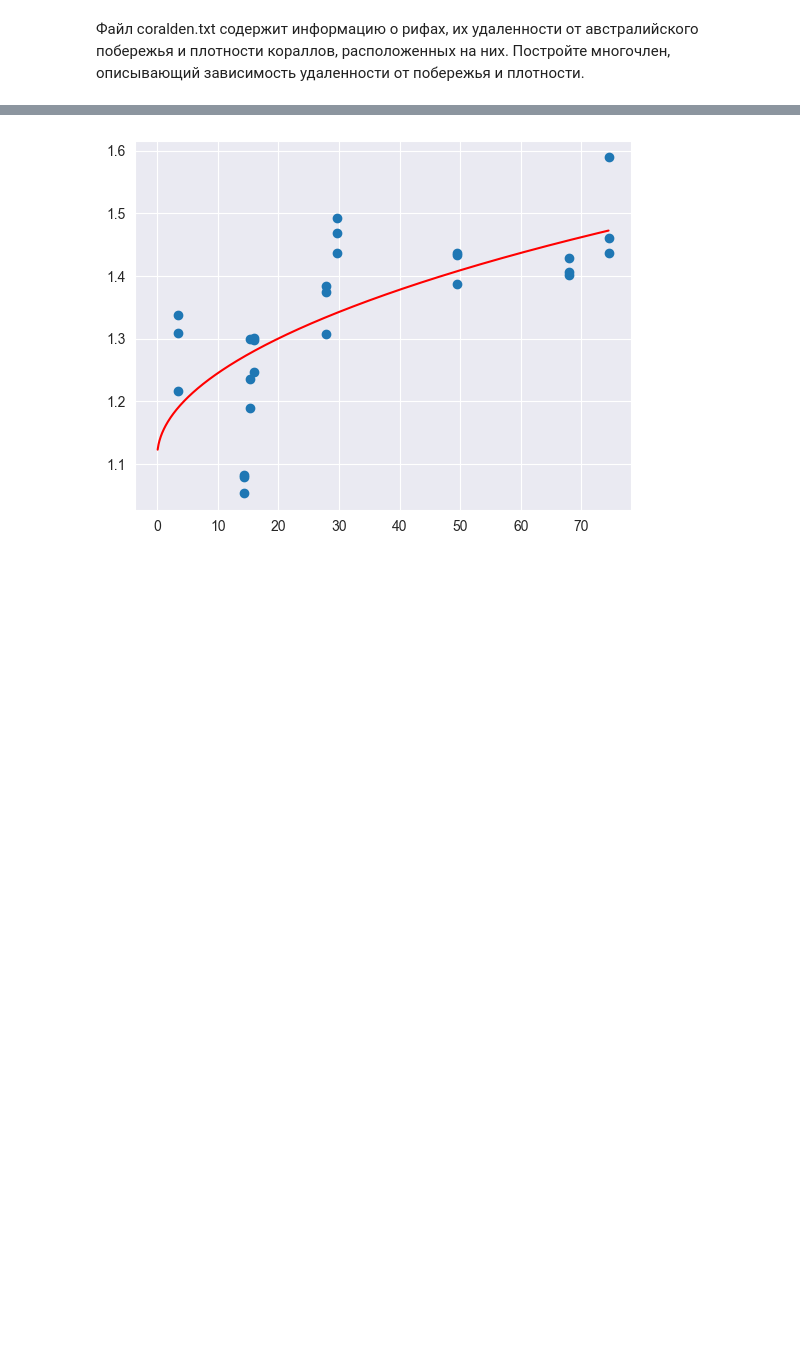
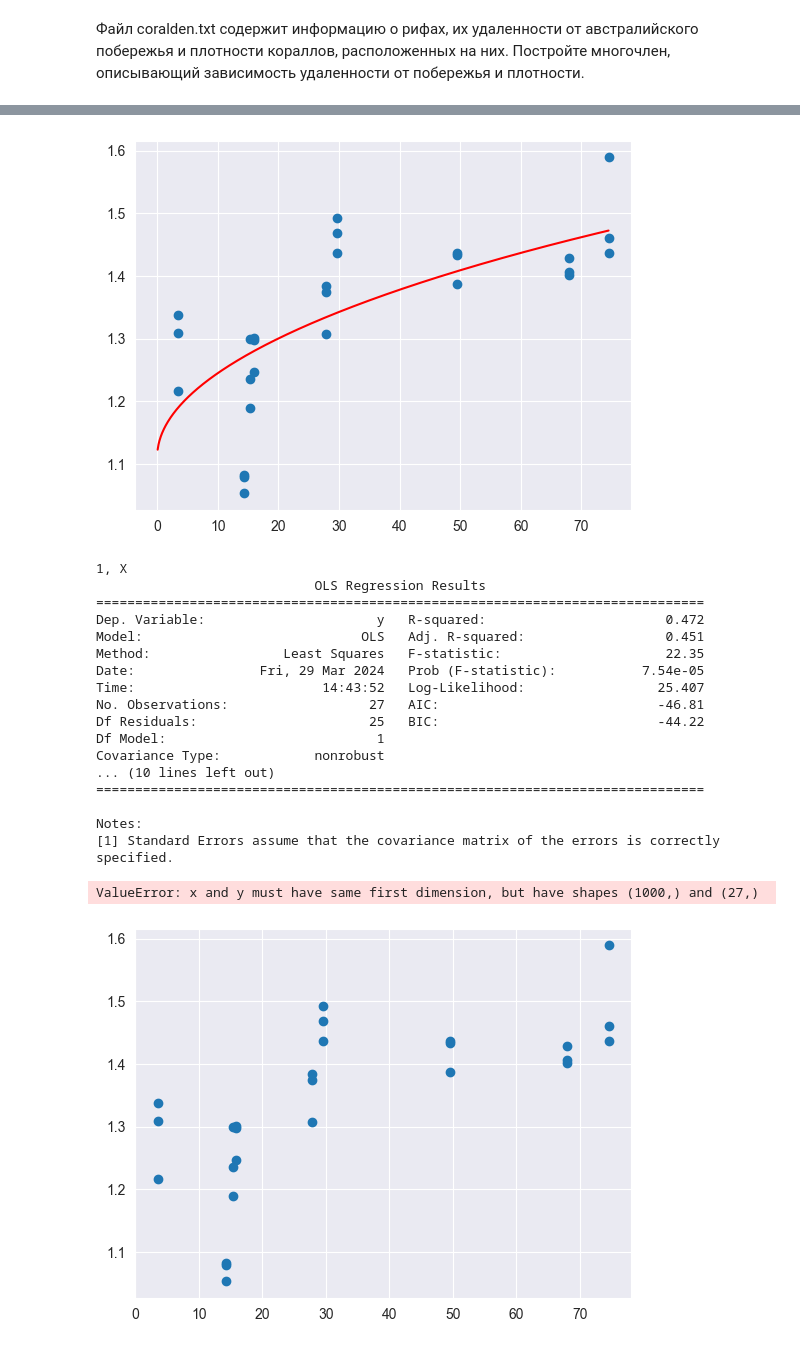
Before and after one commit to Saharochekl/DataAn2024, a Jupyter notebook: 15_03(T4_V1).ipynb, the cells around one changed output, grey strips where cells are left out. Drawn from its saved outputs; the diff is of its cells as text; code cells hidden in the pictures; blank space fills up the shorter version.

```diff
--- a/15_03(T4_V1).ipynb
+++ b/15_03(T4_V1).ipynb
@@ -570,6 +682,8 @@ Xmat = np.matrix([X0, X1, X2, X3]).transpose()
 model = sm.OLS(Y, Xmat)
 res = model.fit()
 b = res.params
+print(res.summary())
+
 plt.scatter(X, Y)
 Y_hat = b[0] + b[1] * Xp1 + b[2] * Xp2 + b[3] * Xp3
 plt.plot(Xplot, Y_hat, color = 'red')
@@ -580,6 +694,8 @@ Xmat = np.matrix([X0, Xln, X3]).transpose()
 model = sm.OLS(Y, Xmat)
 res = model.fit()
 b = res.params
+print(res.summary())
+
 plt.scatter(X, Y)
 Y_hat = b[0] + b[1] * Xpln + b[2] * Xp3
 plt.plot(Xplot, Y_hat, color = 'red')
@@ -590,6 +706,8 @@ Xmat = np.matrix([X0, X1, X2, X5]).transpose()
 model = sm.OLS(Y, Xmat)
 res = model.fit()
 b = res.params
+print(res.summary())
+
 plt.scatter(X, Y)
 Y_hat = b[0] + b[1] * Xp1 + b[2] * Xp2 + b[3] * Xp5
 plt.plot(Xplot, Y_hat, color = 'red')
@@ -600,6 +718,8 @@ Xmat = np.matrix([X0, X1, Xsin]).transpose()
 model = sm.OLS(Y, Xmat)
 res = model.fit()
 b = res.params
+print(res.summary())
+
 plt.scatter(X, Y)
 Y_hat = b[0] + b[1] * Xp1 + b[2] * Xpsin
 plt.plot(Xplot, Y_hat, color = 'red')
@@ -610,9 +730,21 @@ Xmat = np.matrix([X0, Xsqrt, X3]).transpose()
 model = sm.OLS(Y, Xmat)
 res = model.fit()
 b = res.params
+print(res.summary())
 plt.scatter(X, Y)
 Y_hat = b[0] + b[1] * Xpsqrt + b[2] * Xp3
 plt.plot(Xplot, Y_hat, color = 'red')
 plt.show()
+
+print('1, X')
+Xmat = np.matrix([X0, X]).transpose()
+model = sm.OLS(Y, Xmat)
+res = model.fit()
+b = res.params
+print(res.summary())
+plt.scatter(X, Y)
+Y_hat = b[0] + b[1] *X
+plt.plot(Xplot, Y_hat, color = 'red')
+plt.show()
 # %% [output]
 1, X, X^2, X^3
@@ -627 +839,20 @@ plt.show()
 [figure]
+1, X
+                            OLS Regression Results
+==============================================================================
+Dep. Variable:                      y   R-squared:                       0.472
+Model:                            OLS   Adj. R-squared:                  0.451
+Method:                 Least Squares   F-statistic:                     22.35
+Date:                Fri, 29 Mar 2024   Prob (F-statistic):           7.54e-05
+Time:                        14:43:52   Log-Likelihood:                 25.407
+No. Observations:                  27   AIC:                            -46.81
+Df Residuals:                      25   BIC:                            -44.22
+Df Model:                           1
+Covariance Type:            nonrobust
+... (10 lines left out)
+==============================================================================
+
+Notes:
+[1] Standard Errors assume that the covariance matrix of the errors is correctly specified.
+ValueError: x and y must have same first dimension, but have shapes (1000,) and (27,)
+[figure, added]
```
Also changed, not shown: parts of 2 cells of this notebook, 1 other file.
